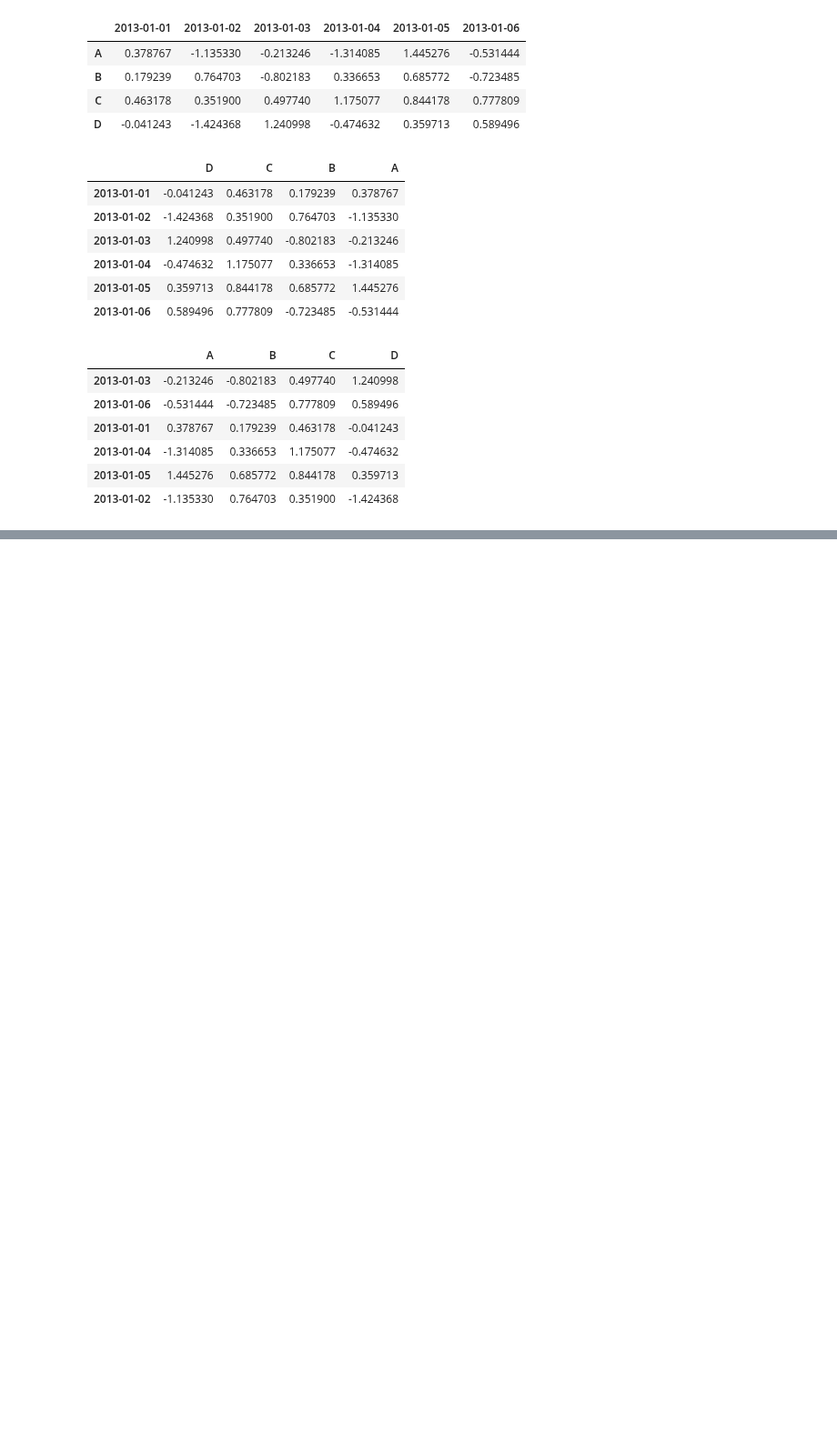
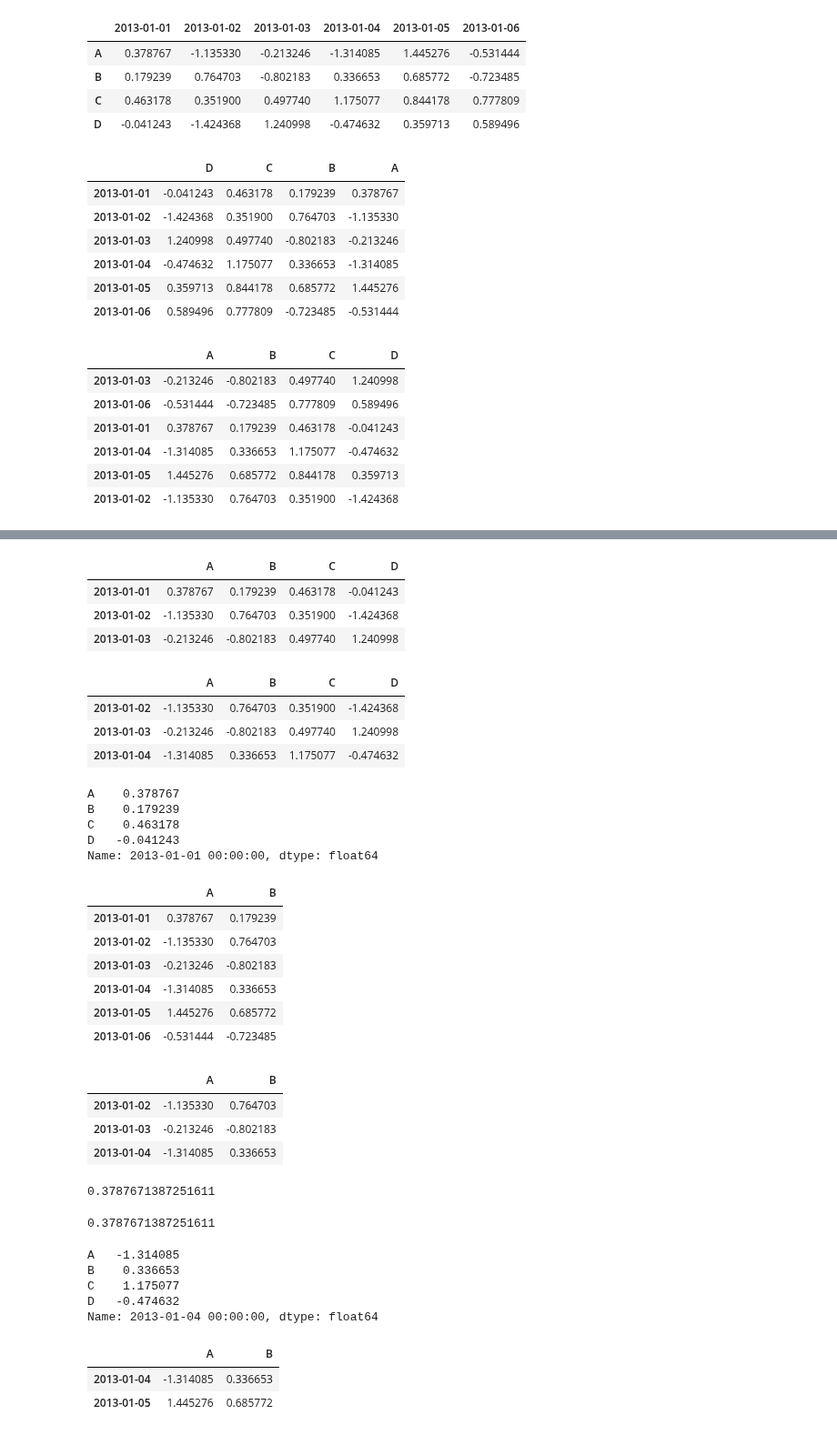
Before and after one commit to dnlmkhlv/ml, a Jupyter notebook: pandas/pandas_tutorial.ipynb, the cells around one changed output, grey strips where cells are left out. Shown at 91% size. Saved outputs shown, nothing was run; the diff lists cells and outputs as text; code cells hidden in the pictures; blank space fills up the shorter version.

Commit message:
added selection(loc, iloc, at, iat)

```diff
--- a/pandas/pandas_tutorial.ipynb
+++ b/pandas/pandas_tutorial.ipynb
@@ -239,0 +252,61 @@ df.sort_values(by="B")
+# %%
+df[0:3]  # Select matching rows
+# %% [output]
+|  | A | B | C | D |
+| 2013-01-01 | 0.378767 | 0.179239 | 0.463178 | -0.041243 |
+| 2013-01-02 | -1.135330 | 0.764703 | 0.351900 | -1.424368 |
+| 2013-01-03 | -0.213246 | -0.802183 | 0.497740 | 1.240998 |
+# %%
+df["20130102":"20130104"]
+# %% [output]
+|  | A | B | C | D |
+| 2013-01-02 | -1.135330 | 0.764703 | 0.351900 | -1.424368 |
+| 2013-01-03 | -0.213246 | -0.802183 | 0.497740 | 1.240998 |
+| 2013-01-04 | -1.314085 | 0.336653 | 1.175077 | -0.474632 |
+# %%
+df.loc[dates[0]]
+# %% [output]
+A    0.378767
+B    0.179239
+C    0.463178
+D   -0.041243
+Name: 2013-01-01 00:00:00, dtype: float64
+# %%
+df.loc[:, ["A", "B"]]
+# %% [output]
+|  | A | B |
+| 2013-01-01 | 0.378767 | 0.179239 |
+| 2013-01-02 | -1.135330 | 0.764703 |
+| 2013-01-03 | -0.213246 | -0.802183 |
+| 2013-01-04 | -1.314085 | 0.336653 |
+| 2013-01-05 | 1.445276 | 0.685772 |
+| 2013-01-06 | -0.531444 | -0.723485 |
+# %%
+df.loc["20130102":"20130104", ["A", "B"]]
+# %% [output]
+|  | A | B |
+| 2013-01-02 | -1.135330 | 0.764703 |
+| 2013-01-03 | -0.213246 | -0.802183 |
+| 2013-01-04 | -1.314085 | 0.336653 |
+# %%
+df.loc[dates[0], "A"]
+# %% [output]
+0.3787671387251611
+# %%
+df.at[dates[0], "A"]
+# %% [output]
+0.3787671387251611
+# %%
+df.iloc[3]
+# %% [output]
+A   -1.314085
+B    0.336653
+C    1.175077
+D   -0.474632
+Name: 2013-01-04 00:00:00, dtype: float64
+# %%
+df.iloc[3:5, 0:2]
+# %% [output]
+|  | A | B |
+| 2013-01-04 | -1.314085 | 0.336653 |
+| 2013-01-05 | 1.445276 | 0.685772 |
```
Also changed, not shown: parts of 8 cells of this notebook.
